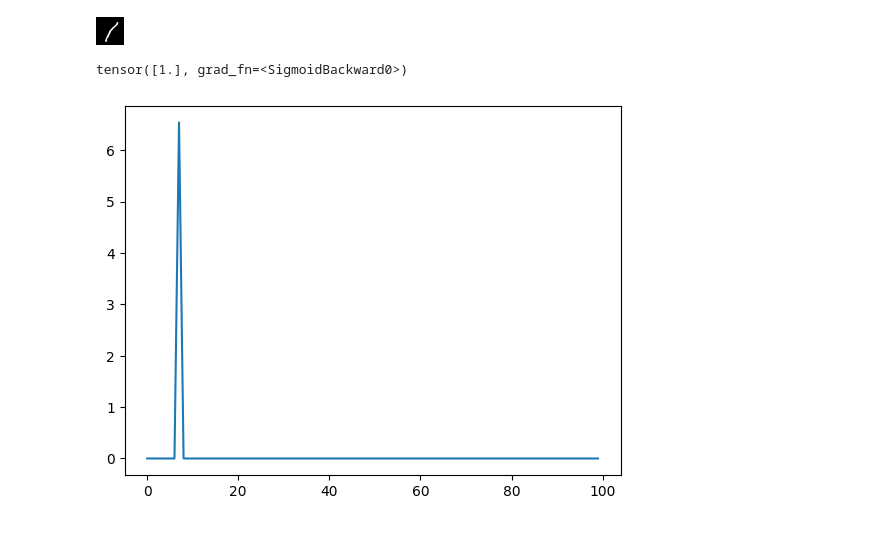
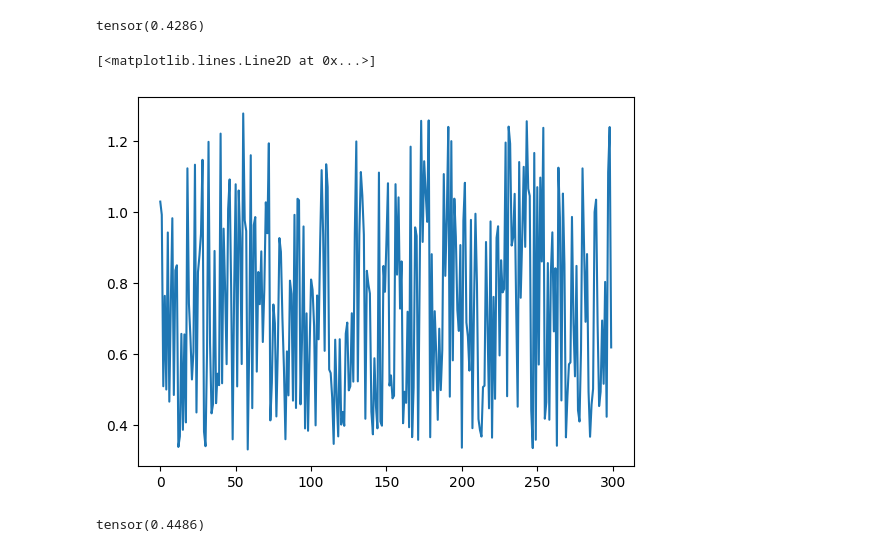
Before and after one commit to qiboteam/qiboml, a Jupyter notebook: tutorials/binary_mnist.ipynb, the cells around one changed output. Drawn from its saved outputs; the diff is of its cells as text; code cells hidden in the pictures.

```diff
--- a/tutorials/binary_mnist.ipynb
+++ b/tutorials/binary_mnist.ipynb
@@ -21,22 +27,20 @@ import torch
 import torch.nn as nn
 import torch.nn.functional as F
 
+# we can define a classical image encoder
+# composed of a combination of convolutional, pooling and linear layers
 class ImageEncoder(nn.Module):
     def __init__(self):
         super().__init__()
-        self.conv1 = nn.Conv2d(1, 6, 5)
+        self.conv1 = nn.Conv2d(1, 3, 3)
         self.pool = nn.MaxPool2d(2, 2)
-        self.conv2 = nn.Conv2d(6, 16, 5)
-        self.fc1 = nn.Linear(16 * 16, 120)
-        self.fc2 = nn.Linear(120, 84)
-        self.fc3 = nn.Linear(84, 1)
+        self.fc1 = nn.Linear(3 * 13 * 13, 32)
+        self.fc3 = nn.Linear(32, 2)
 
     def forward(self, x):
         x = self.pool(F.relu(self.conv1(x)))
-        x = self.pool(F.relu(self.conv2(x)))
         x = torch.flatten(x)
         x = F.relu(self.fc1(x))
-        x = F.relu(self.fc2(x))
         x = self.fc3(x)
         return x
 
@@ -80,23 +99,41 @@ To enable the following instructions: AVX2 FMA, in other operations, rebuild Ten
 q0: ─RY─RZ─o─RY─RZ─o─
 q1: ─RY─RZ─X─RY─RZ─X─
+# %%
+model = nn.Sequential(
+    img_encoder,
+    q_model
+)
+# %%
+from torcheval.metrics.functional import binary_f1_score
+
+with torch.no_grad():
+    predictions = torch.as_tensor([F.sigmoid(model(x.float().unsqueeze(0))) for x in data])
+    print(binary_f1_score(predictions, targets))
+# %% [output]
+tensor(0.4286)
 # %%
 import matplotlib.pyplot as plt
 from torch.optim import Adam
 
 optimizer = Adam(img_encoder.parameters())
 losses = []
-for x, y in zip(data[:100], targets[:100]):
-    optimizer.zero_grad()
-    out = img_encoder(x.float().unsqueeze(0))
-    loss = F.binary_cross_entropy_with_logits(out, y.float().view(1,))
-    loss.backward()
-    optimizer.step()
-    losses.append(loss.item())
+for _ in range(3):
+    permutation = np.random.permutation(len(data))
+    for x, y in zip(data[permutation], targets[permutation]):
+        optimizer.zero_grad()
+        out = model(x.float().unsqueeze(0))
+        loss = F.binary_cross_entropy_with_logits(out, y.float().view(1,1))
+        loss.backward()
+        optimizer.step()
+        losses.append(loss.item())
 
 plt.plot(range(len(losses)), losses)
-display(images[-1])
-print(F.sigmoid(img_encoder(data[-1].float().unsqueeze(0))))
 # %% [output]
+[<matplotlib.lines.Line2D at 0x...>]
-[figure, old version]
+[figure, new version]
-tensor([1.], grad_fn=<SigmoidBackward0>)
-[figure, removed]
+# %%
+with torch.no_grad():
+    predictions = torch.as_tensor([F.sigmoid(model(x.float().unsqueeze(0))) for x in data])
+    print(binary_f1_score(predictions, targets))
+# %% [output]
+tensor(0.4486)
```
Also changed, not shown: parts of 2 cells of this notebook.
